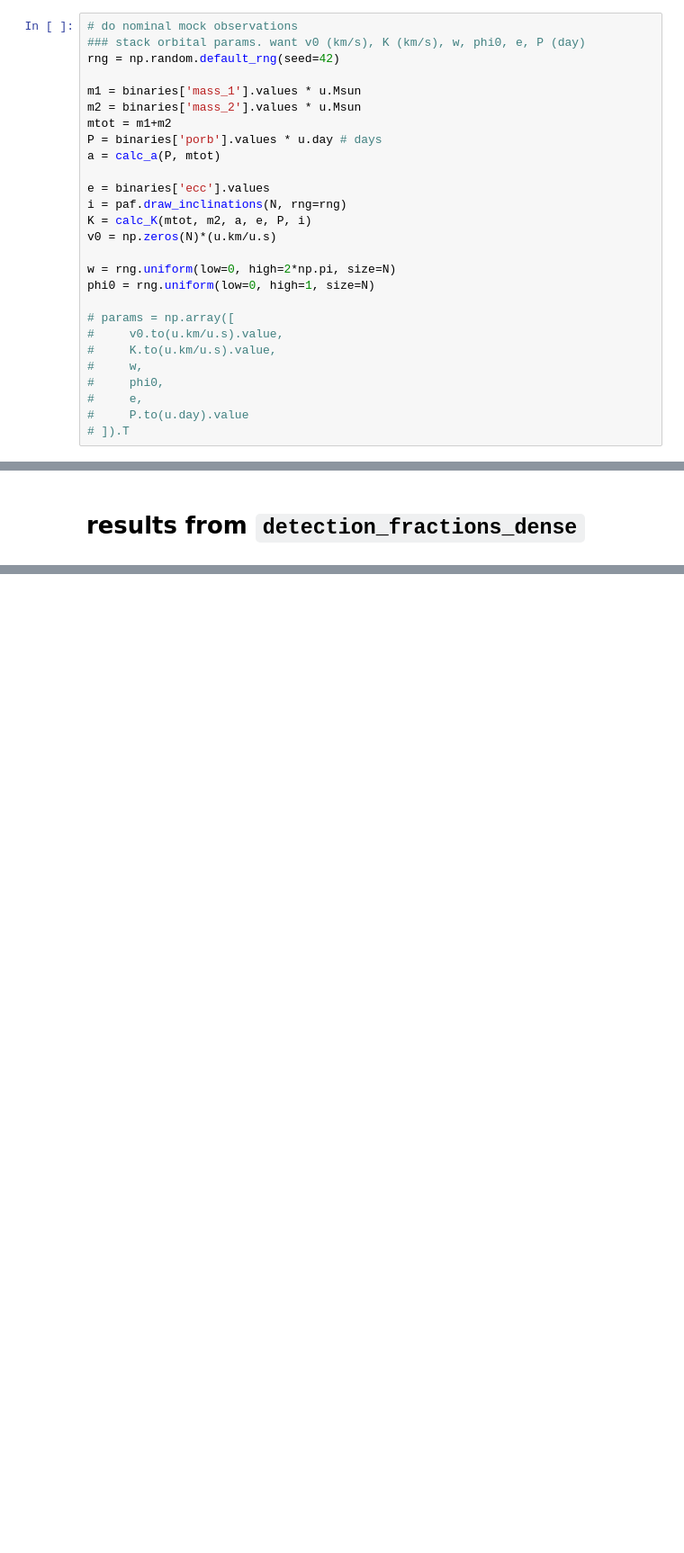
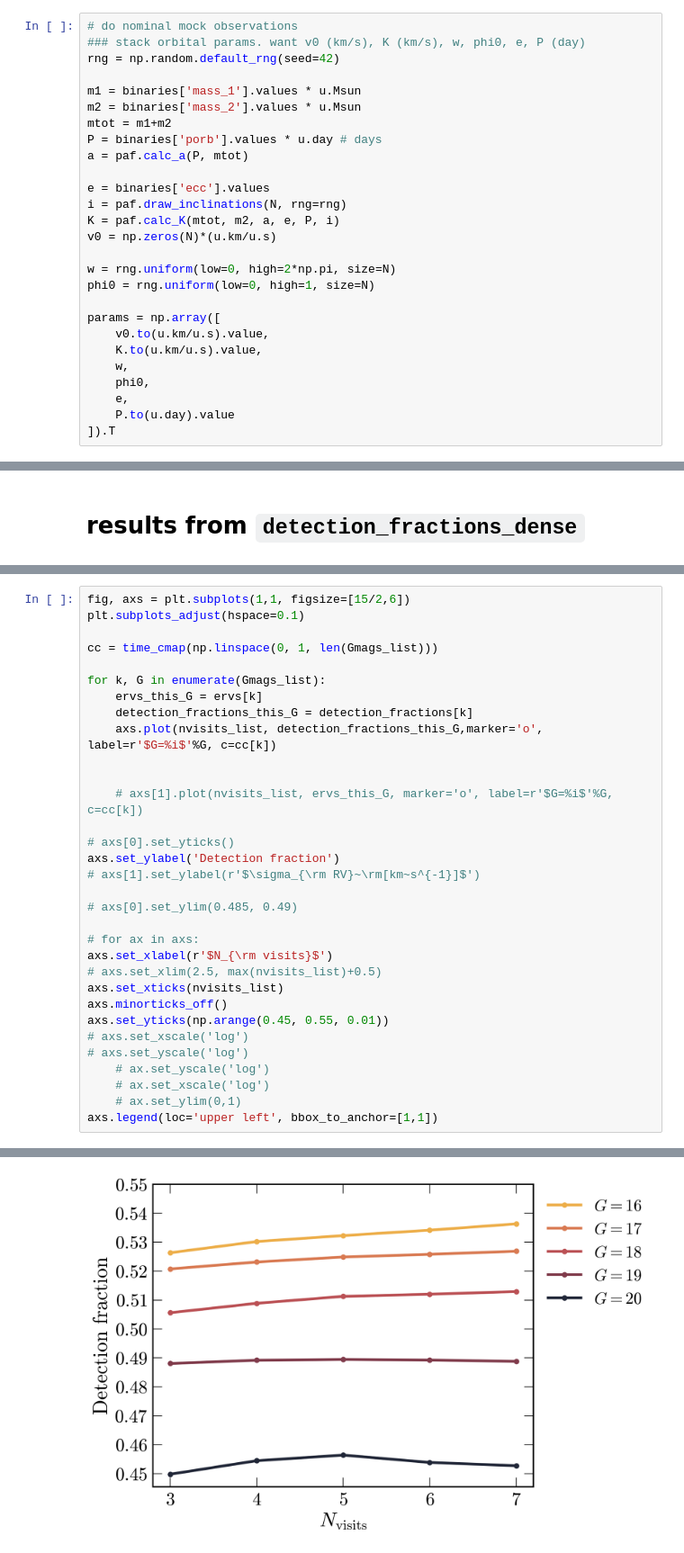
Before and after one commit to anya-m-phillips/via_binaries, a Jupyter notebook: test.ipynb, the cells around one changed output, grey strips where cells are left out. Shown at 90% size. Saved outputs shown, nothing was run; the diff lists cells and outputs as text; blank space fills up the shorter version.

```diff
--- a/test.ipynb
+++ b/test.ipynb
@@ -79,24 +97,24 @@ m1 = binaries['mass_1'].values * u.Msun
 m2 = binaries['mass_2'].values * u.Msun
 mtot = m1+m2
 P = binaries['porb'].values * u.day # days
-a = calc_a(P, mtot)
+a = paf.calc_a(P, mtot)
 
 e = binaries['ecc'].values
 i = paf.draw_inclinations(N, rng=rng)
-K = calc_K(mtot, m2, a, e, P, i)
+K = paf.calc_K(mtot, m2, a, e, P, i)
 v0 = np.zeros(N)*(u.km/u.s)
 
 w = rng.uniform(low=0, high=2*np.pi, size=N)
 phi0 = rng.uniform(low=0, high=1, size=N)
 
-# params = np.array([
-#     v0.to(u.km/u.s).value,
-#     K.to(u.km/u.s).value,
-#     w,
-#     phi0,
-#     e,
-#     P.to(u.day).value
-# ]).T
+params = np.array([
+    v0.to(u.km/u.s).value,
+    K.to(u.km/u.s).value,
+    w,
+    phi0,
+    e,
+    P.to(u.day).value
+]).T
 # %% [markdown]
 # results from `detection_fractions_sparse`
 # %%
@@ -264,0 +348,33 @@ array([  1,   2,   3,   4,   5,   6,   7,   8,   9,  10,  11,  12,  13,
+# %%
+fig, axs = plt.subplots(1,1, figsize=[15/2,6])
+plt.subplots_adjust(hspace=0.1)
+
+cc = time_cmap(np.linspace(0, 1, len(Gmags_list)))
+
+for k, G in enumerate(Gmags_list):
+    ervs_this_G = ervs[k]
+    detection_fractions_this_G = detection_fractions[k]
+    axs.plot(nvisits_list, detection_fractions_this_G,marker='o',  label=r'$G=%i$'%G, c=cc[k])
+
+
+    # axs[1].plot(nvisits_list, ervs_this_G, marker='o', label=r'$G=%i$'%G, c=cc[k])
+
+# axs[0].set_yticks()
+axs.set_ylabel('Detection fraction')
+# axs[1].set_ylabel(r'$\sigma_{\rm RV}~\rm[km~s^{-1}]$')
+
+# axs[0].set_ylim(0.485, 0.49)
+
+# for ax in axs:
+axs.set_xlabel(r'$N_{\rm visits}$')
+# axs.set_xlim(2.5, max(nvisits_list)+0.5)
+axs.set_xticks(nvisits_list)
+axs.minorticks_off()
+axs.set_yticks(np.arange(0.45, 0.55, 0.01))
+# axs.set_xscale('log')
+# axs.set_yscale('log')
+    # ax.set_yscale('log')
+    # ax.set_xscale('log')
+    # ax.set_ylim(0,1)
+axs.legend(loc='upper left', bbox_to_anchor=[1,1])
+# %% [output]
@@ -264,0 +382 @@ array([  1,   2,   3,   4,   5,   6,   7,   8,   9,  10,  11,  12,  13,
+[figure, added]
```
Also changed, not shown: parts of 11 cells of this notebook, 5 other files.
